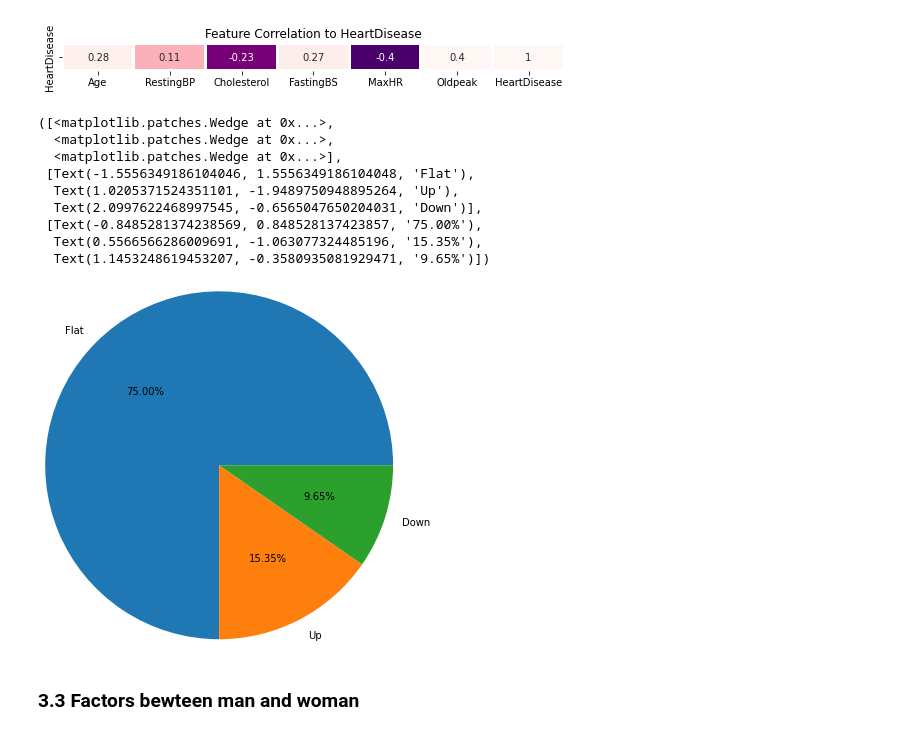
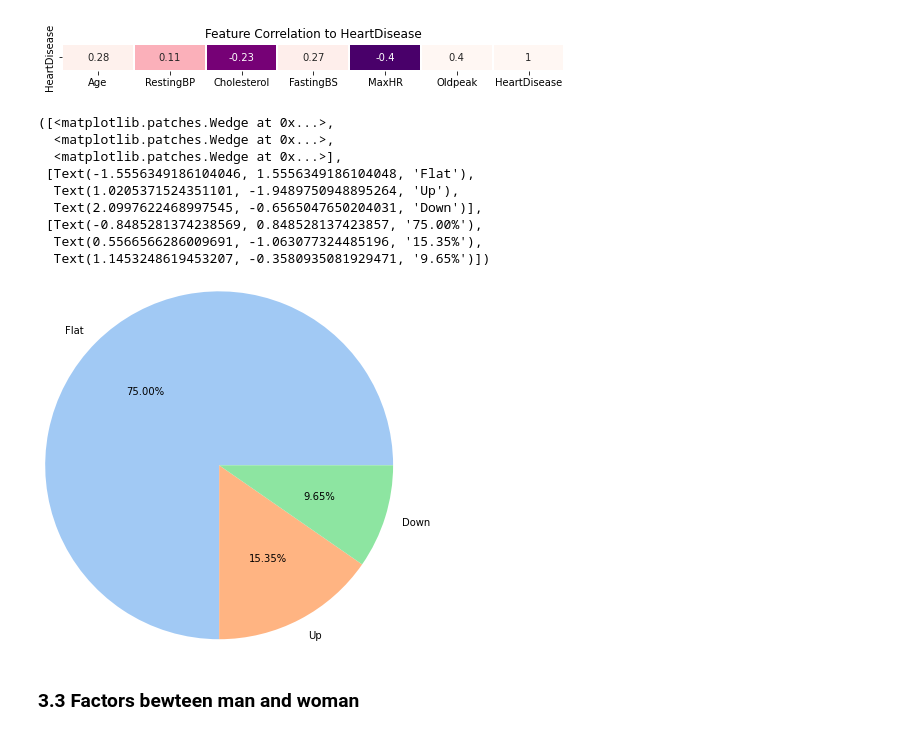
Before and after one commit to rskpdev/ECE-143-Project, a Jupyter notebook: notebooks/ece143project.ipynb, the cells around one changed output. Drawn from its saved outputs; the diff is of its cells as text; code cells hidden in the pictures.

```diff
--- a/notebooks/ece143project.ipynb
+++ b/notebooks/ece143project.ipynb
@@ -93,6 +99,8 @@ Percentage of Heart Disease is 55.34%
 Percentage of NOT Heart Disease is 44.66%
 # %%
 fig, ax = plt.subplots()
-df["HeartDisease"].value_counts().plot(kind="pie", autopct='%1.1f%%', figsize=(8,8))
+colors = sns.color_palette('pastel')[0:5]
+print(type(colors))
+df["HeartDisease"].value_counts().plot(kind="pie", autopct='%1.1f%%', colors=colors, figsize=(8,8))
 fig.set_facecolor('white')
 # %% [output]
@@ -209,18 +218,18 @@ corrMat2(x)
 # %%
 heart_failure = df[df.HeartDisease == 1]
 pie = heart_failure.ST_Slope.value_counts(normalize=True)
-plt.pie(pie,labels=['Flat','Up',"Down"],autopct = '%0.2f%%',radius = 2)
+plt.pie(pie,labels=['Flat','Up',"Down"],autopct = '%0.2f%%',radius = 2, colors= colors)
 # %% [output]
 ([<matplotlib.patches.Wedge at 0x...>,
   <matplotlib.patches.Wedge at 0x...>,
   <matplotlib.patches.Wedge at 0x...>],
  [Text(-1.5556349186104046, 1.5556349186104048, 'Flat'),
   Text(1.0205371524351101, -1.9489750948895264, 'Up'),
   Text(2.0997622468997545, -0.6565047650204031, 'Down')],
  [Text(-0.8485281374238569, 0.848528137423857, '75.00%'),
   Text(0.5566566286009691, -1.063077324485196, '15.35%'),
   Text(1.1453248619453207, -0.3580935081929471, '9.65%')])
-[figure, old version]
+[figure, new version]
 # %% [markdown]
 ### 3.3 Factors bewteen man and woman
 # %%
```
Also changed, not shown: parts of 11 cells of this notebook.
